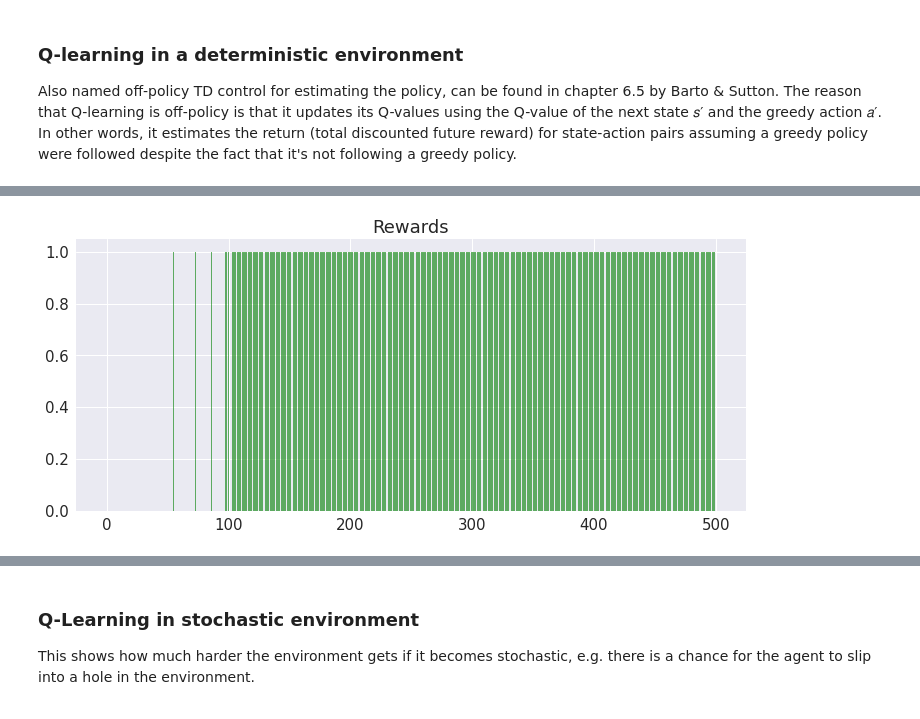
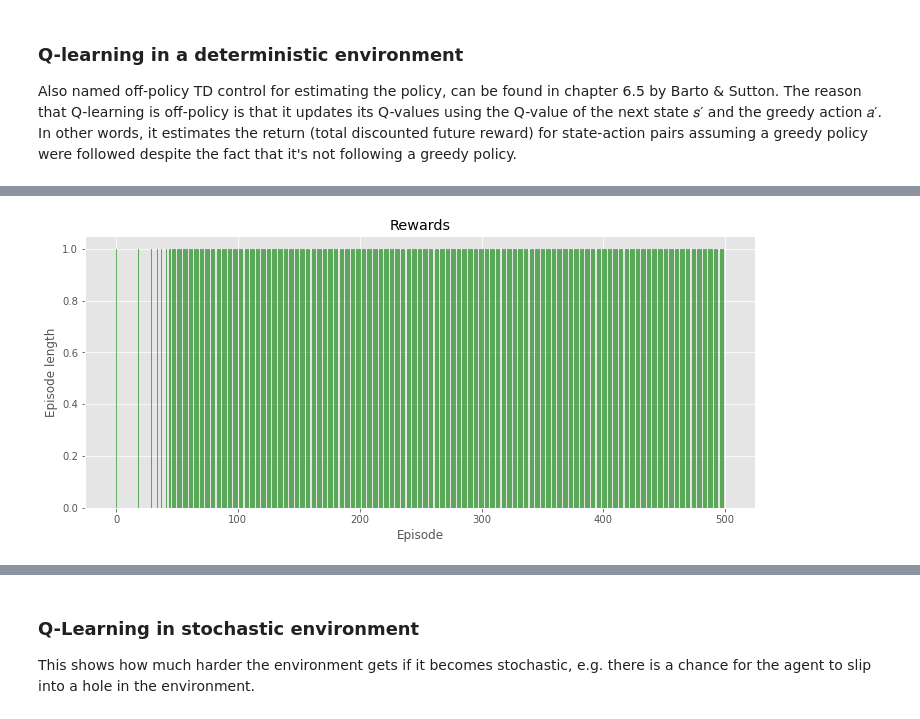
Before and after one commit to RobvanGastel/meta-rl-algorithms, a Jupyter notebook: TD/Tabular (Double) Q-learning on the FrozenLake environment.ipynb, the cells around one changed output, grey strips where cells are left out. Drawn from its saved outputs; the diff is of its cells as text; code cells hidden in the pictures.

```diff
--- a/TD/Tabular (Double) Q-learning on the FrozenLake environment.ipynb
+++ b/TD/Tabular (Double) Q-learning on the FrozenLake environment.ipynb
@@ -4,12 +4,7 @@ import time
 import torch
 import matplotlib.pyplot as plt
 
-from gym.envs.registration import register
-register(
-    id='FrozenLakeNotSlippery-v0',
-    entry_point='gym.envs.toy_text:FrozenLakeEnv',
-    kwargs={'map_name': '4x4', 'is_slippery': False},
-)
+plt.style.use('ggplot')
 # %% [markdown]
 ## Q-learning
 First off applying the most well-known _tabular_, _one-step_ TD method originally introduced by [(Watkins, 1989)](https://www.gatsby.ucl.ac.uk/~dayan/papers/cjch.pdf). Which learns the $Q$ function using bootstrapping, the update rule is defined as,
@@ -59,53 +59,51 @@ def print_statistics(Q, rewards_total, num_episodes, eps_decay=None, Q_2=None):
         plt.show()
 # %%
-env = gym.make('FrozenLakeNotSlippery-v0')
-number_of_states = env.observation_space.n
-number_of_actions = env.action_space.n
+# Creating a deterministic environment by having the environment being not slippery
+env = gym.make('FrozenLake-v0', is_slippery=False)
 
-rewards_total = []
-steps_total = []
+def Q_learning(env, num_episodes=500, gamma=1, alpha=0.8, print_i=50):
+    nS = env.observation_space.n
+    nA = env.action_space.n
+    rewards_total = []
+    steps_total = []
 
+    # Q-function estimate
+    Q = torch.zeros([nS, nA])
 
-# Hyperparameters
-num_episodes = 500
-gamma = 1
-alpha = 0.8
+    # Loop for each episode
+    for i in range(num_episodes):
+        # Initiatize S
+        observation = env.reset()
+        steps = 0
 
-# Q-estimate
-Q = torch.zeros([number_of_states, number_of_actions])
+        while True:
+            steps += 1
 
-# Loop for each episode
-for i in range(num_episodes):
-    # Initiatize S
-    observation = env.reset()
-    steps = 0
+            # Choose next A from S using policy derived from Q
+            # Adding randomness to keep exploration
+            random_values = Q[observation] + torch.randn(1, nA)/1000
+            action = torch.argmax(random_values).item()
 
-    while True:
-        steps += 1
+            # Take action A, observce R, S'
+            new_observation, reward, done, info = env.step(action)
 
-        # Choose next A from S using policy derived from Q
-        # Adding randomness to explore
-        random_values = Q[observation] + torch.randn(1, number_of_actions)/1000
-        action = torch.argmax(random_values).item()
+            # Q(S, A) <- Q(S, A) + alpha[R + gamma max_a(S', a) - Q(S, A)]
+            Q[observation, action] += alpha * (reward + gamma *
+                                               torch.max(Q[new_observation]).item() - Q[observation, action])
 
-        # Take action A, observce R, S'
-        new_observation, reward, done, info = env.step(action)
+            # S <- S'
+            observation = new_observation
 
-        # Q(S, A) <- Q(S, A) + alpha[R + gamma max_a(S', a) - Q(S, A)]
-        Q[observation, action] += alpha * (reward + gamma *
-                                           torch.max(Q[new_observation]).item() - Q[observation, action])
+            # Terminate if environment is done
+            if done:
+                # Store statistics
+                steps_total.append(steps)
+                rewards_total.append(reward)
+                if i % print_i == 0:
+                    print("Episode finished after %i steps, with reward %i" % (steps, reward))
+                break
 
-        # S <- S'
-        observation = new_observation
+    print_statistics(Q, num_episodes, rewards_total, steps_total)
 
-        # Terminate if environment is done
-        if done:
-            # Store statistics
-            steps_total.append(steps)
-            rewards_total.append(reward)
-            if i % 50 == 0:
-                print("Episode finished after %i steps" % steps)
-            break
-
-print_statistics(Q, rewards_total, num_episodes)
+Q_learning(env, alpha=0.4)
 # %% [output]
@@ -128,2 +126,2 @@ Average number of steps: 6.33
 Average number of steps (last 100 episodes): 6.00
-[figure, old version]
+[figure, new version]
```
Also changed, not shown: parts of 13 cells of this notebook, 8 other files.
